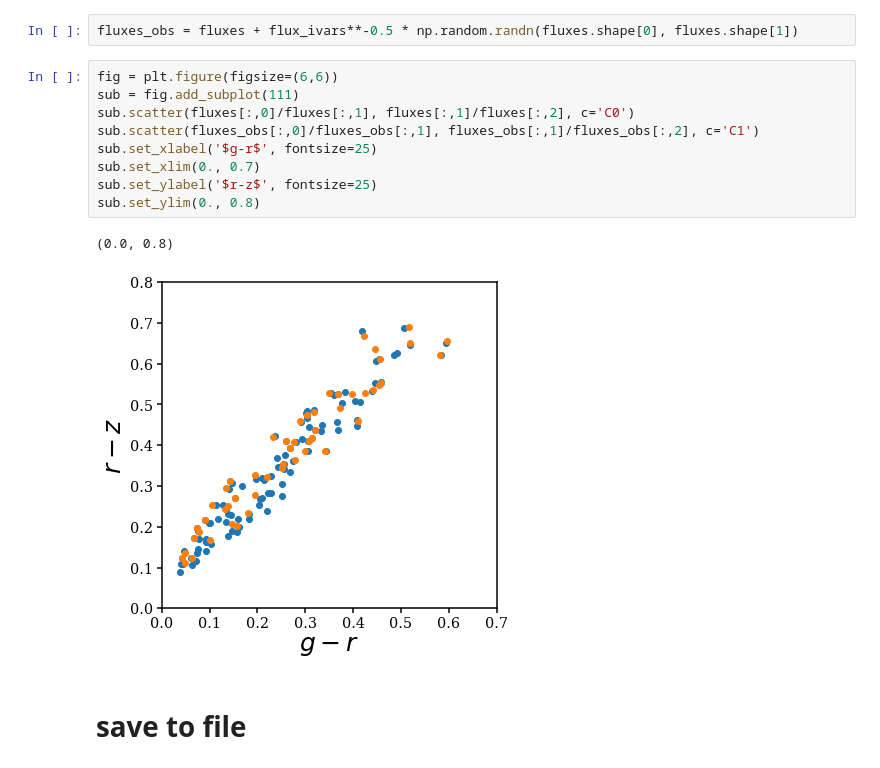
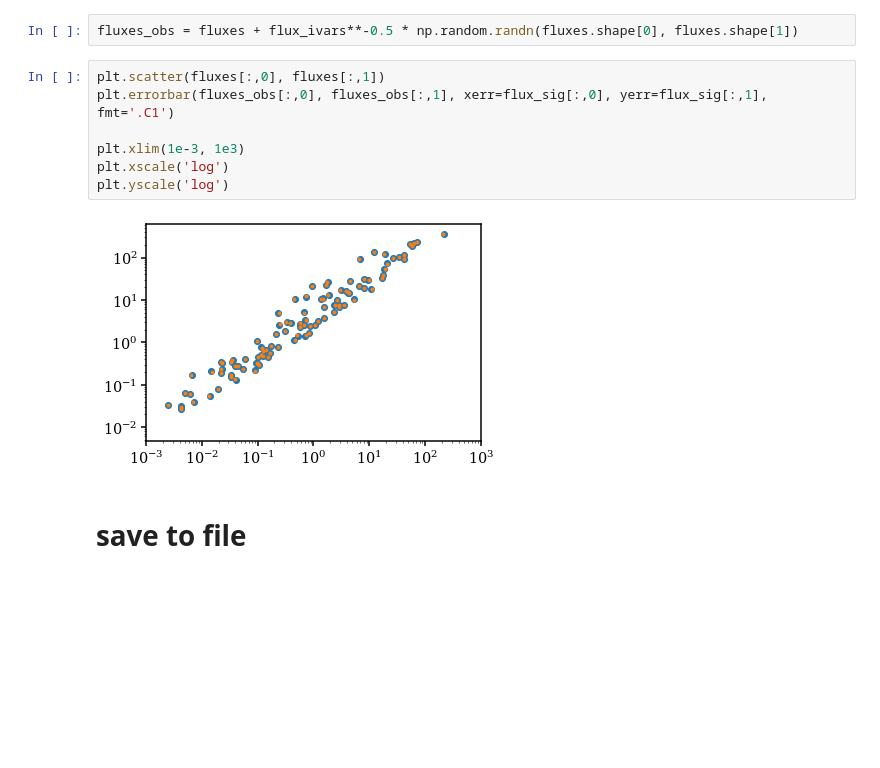
Before and after one commit to changhoonhahn/gqp_mc, a Jupyter notebook: nb/mocha_p1.ipynb, the cells around one changed output. Drawn from its saved outputs; the diff is of its cells as text; blank space fills up the shorter version.

```diff
--- a/nb/mocha_p1.ipynb
+++ b/nb/mocha_p1.ipynb
@@ -86,17 +83,14 @@ for i in range(5):
 # %%
 fluxes_obs = fluxes + flux_ivars**-0.5 * np.random.randn(fluxes.shape[0], fluxes.shape[1])
-# %%
-fig = plt.figure(figsize=(6,6))
-sub = fig.add_subplot(111)
-sub.scatter(fluxes[:,0]/fluxes[:,1], fluxes[:,1]/fluxes[:,2], c='C0')
-sub.scatter(fluxes_obs[:,0]/fluxes_obs[:,1], fluxes_obs[:,1]/fluxes_obs[:,2], c='C1')
-sub.set_xlabel('$g-r$', fontsize=25)
-sub.set_xlim(0., 0.7)
-sub.set_ylabel('$r-z$', fontsize=25)
-sub.set_ylim(0., 0.8)
-# %% [output]
-(0.0, 0.8)
-[figure, removed]
+# %%
+plt.scatter(fluxes[:,0], fluxes[:,1])
+plt.errorbar(fluxes_obs[:,0], fluxes_obs[:,1], xerr=flux_sig[:,0], yerr=flux_sig[:,1], fmt='.C1')
+
+plt.xlim(1e-3, 1e3)
+plt.xscale('log')
+plt.yscale('log')
+# %% [output]
+[figure, added]
 # %% [markdown]
 # save to file
 # %%
```
Also changed, not shown: parts of 5 cells of this notebook, 2 other files.
